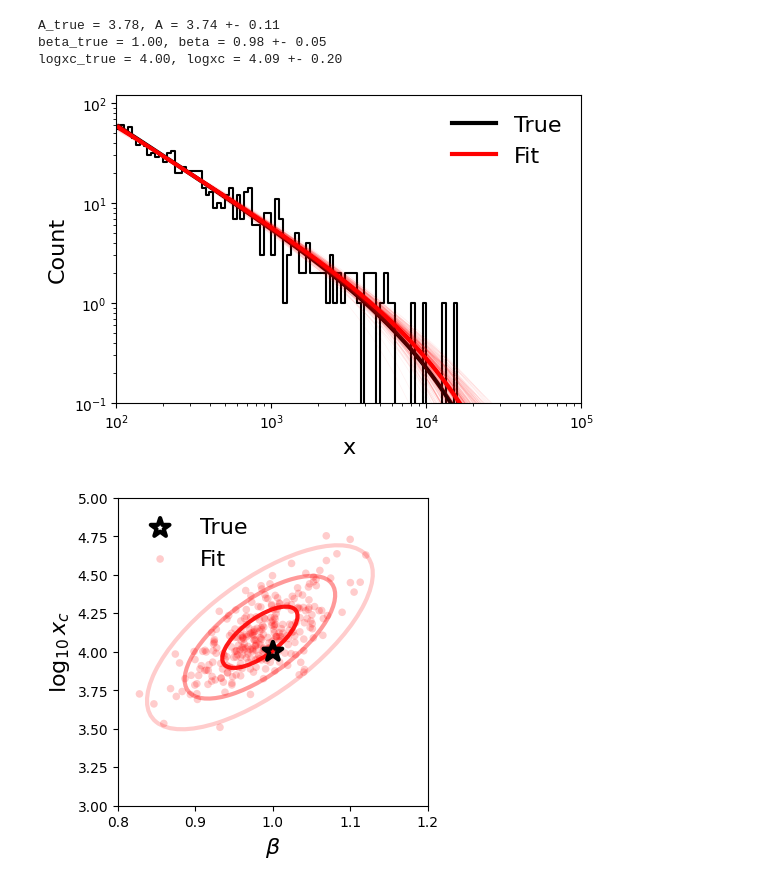
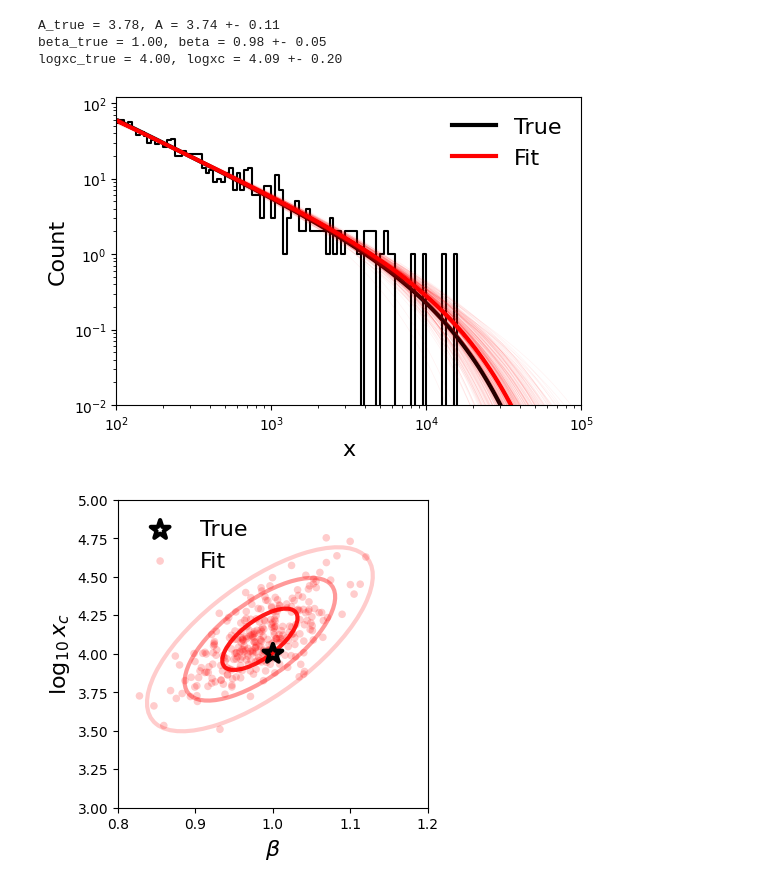
Before and after one commit to ybillchen/useful_scripts, a Jupyter notebook: fit_poisson.ipynb, the cells around one changed output. Drawn from its saved outputs; the diff is of its cells as text; code cells hidden in the pictures.

```diff
--- a/fit_poisson.ipynb
+++ b/fit_poisson.ipynb
@@ -114,25 +114,25 @@ logxc_true = 4.00, logxc = 4.09 +- 0.20
 # %%
 fig, ax0 = plt.subplots(1, 1, figsize=(6,4), sharex=True, sharey=True)
 
 ax0.step(10**logx, y, c='k', where='mid')
 ax0.plot(10**logx, powerlaw_expcutoff([A_true, beta_true, logxc_true], logx), c='k', lw=3, label='True')
 ax0.plot(10**logx, powerlaw_expcutoff([A, beta, logxc], logx), c='r', lw=3, label='Fit')
 
 for A_boot, beta_boot, logxc_boot in zip(A_arr, beta_arr, logxc_arr):
     ax0.plot(10**logx, powerlaw_expcutoff([A_boot, beta_boot, logxc_boot], logx), c='r', alpha=0.05, lw=0.5)
 
 ax0.legend(frameon=False, fontsize=16, loc='upper right')
 
 ax0.set_xlabel('x', fontsize=16)
 ax0.set_ylabel('Count', fontsize=16)
 ax0.set_xscale('log')
 ax0.set_yscale('log')
 ax0.set_xlim(10**logxmin,10**logxmax)
-ax0.set_ylim(1e-1,2*np.max(y))
+ax0.set_ylim(1e-2,2*np.max(y))
 
 plt.show()
 # %% [output]
-[figure, old version]
+[figure, new version]
 # %%
 # visualization of parameger uncertainties
 
```
